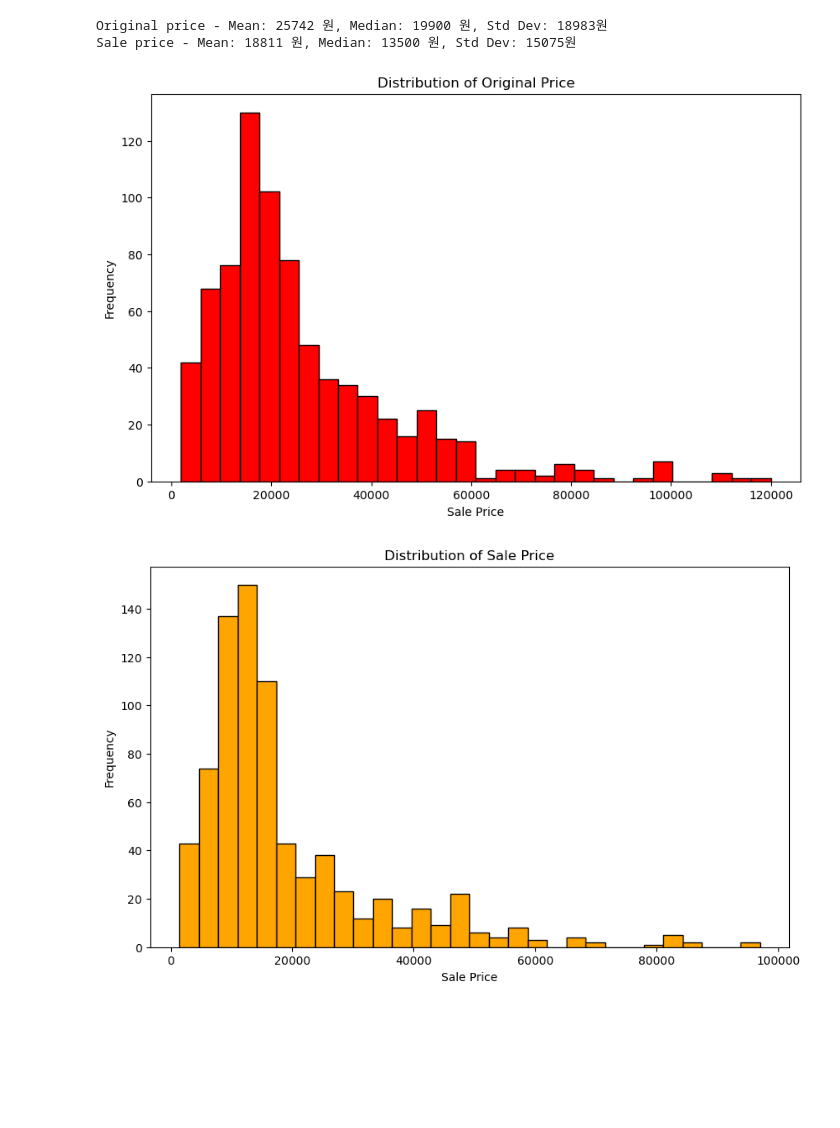
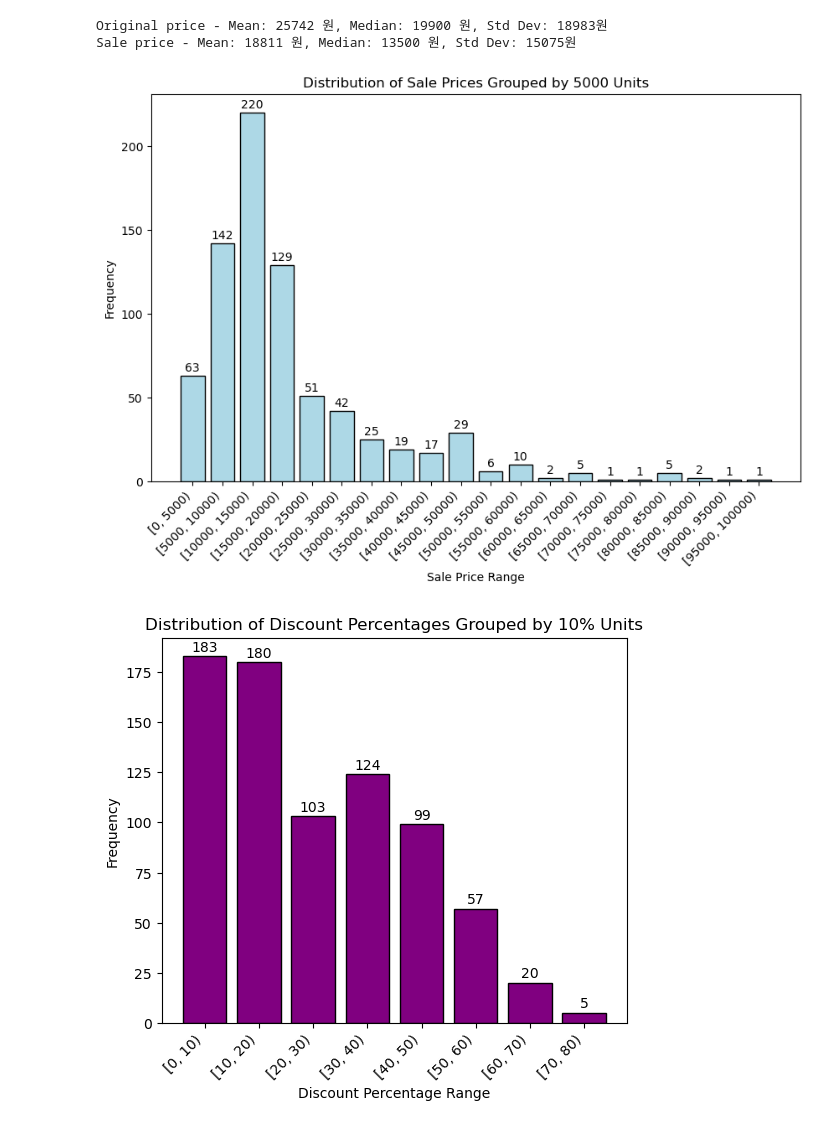
Before and after one commit to jimin0/SWP_HW, a Jupyter notebook: coupang_visualization.ipynb, the cells around one changed output. Saved outputs shown, nothing was run; the diff lists cells and outputs as text; code cells hidden in the pictures; blank space fills up the shorter version.

```diff
--- a/coupang_visualization.ipynb
+++ b/coupang_visualization.ipynb
@@ -61,24 +61,53 @@ print(f"Sale price - Mean: {mean_sale_price} 원, Median: {median_sale_price}
 # %% [output]
 Original price - Mean: 25742 원, Median: 19900 원, Std Dev: 18983원
 Sale price - Mean: 18811 원, Median: 13500 원, Std Dev: 15075원
-# %%
-# Creating a histogram for 'sale_price' and 'original_price'
-plt.figure(figsize=(10, 6))
-plt.hist(data['original_price'], bins=30, color='red', edgecolor='black')
-plt.title('Distribution of Original Price')
-plt.xlabel('Sale Price')
-plt.ylabel('Frequency')
-plt.show()
-
-plt.figure(figsize=(10, 6))
-plt.hist(data['sale_price'], bins=30, color='orange', edgecolor='black')
-plt.title('Distribution of Sale Price')
-plt.xlabel('Sale Price')
-plt.ylabel('Frequency')
-plt.show()
-# %% [output]
-[figure, removed]
-[figure, removed]
+# %%
+# grouby 5000 units
+groupby_sale_price_bins = range(0, int(data['sale_price'].max()) + 5000, 5000)
+data['groupby_sale_price'] = pd.cut(data['sale_price'], bins=groupby_sale_price_bins, right=False)
+
+# Calculating the frequency of each adjusted price group
+groupby_sale_price_frequency = data['groupby_sale_price'].value_counts().sort_index()
+
+# plot
+plt.figure(figsize=(10, 6))
+bars = plt.bar(groupby_sale_price_frequency.index.astype(str), groupby_sale_price_frequency.values, color='lightblue', edgecolor='black')
+
+# label on top of the bar
+for bar in bars:
+    yval = bar.get_height()
+    plt.text(bar.get_x() + bar.get_width()/2, yval + 1, yval, ha='center', va='bottom')
+
+plt.title('Distribution of Sale Prices Grouped by 5000 Units')
+plt.xlabel('Sale Price Range')
+plt.ylabel('Frequency')
+plt.xticks(rotation=45, ha="right")
+plt.show()
+
+
+# 10% units for gourouping discount
+discount_bins = range(0, int(data['discount_percentage'].max()) + 10, 10)
+data['discount_group'] = pd.cut(data['discount_percentage'], bins=discount_bins, right=False)
+
+discount_group_frequency = data['discount_group'].value_counts().sort_index()
+
+# plot
+plt.figure(figsize=(6, 5))
+bars = plt.bar(discount_group_frequency.index.astype(str), discount_group_frequency.values, color='purple', edgecolor='black')
+
+# label on top of the bar
+for bar in bars:
+    yval = bar.get_height()
+    plt.text(bar.get_x() + bar.get_width()/2, yval + 1, int(yval), ha='center', va='bottom')
+
+plt.title('Distribution of Discount Percentages Grouped by 10% Units')
+plt.xlabel('Discount Percentage Range')
+plt.ylabel('Frequency')
+plt.xticks(rotation=45, ha="right")
+plt.show()
+# %% [output]
+[figure, added]
+[figure, added]
 # %%
 # Sorting the dataframe by 'total_reviews' in descending order to see the most popular items first
 df_sorted_by_reviews = data.sort_values(by='total_reviews', ascending=False).reset_index(drop=True)
```
Also changed, not shown: parts of 2 cells of this notebook.
